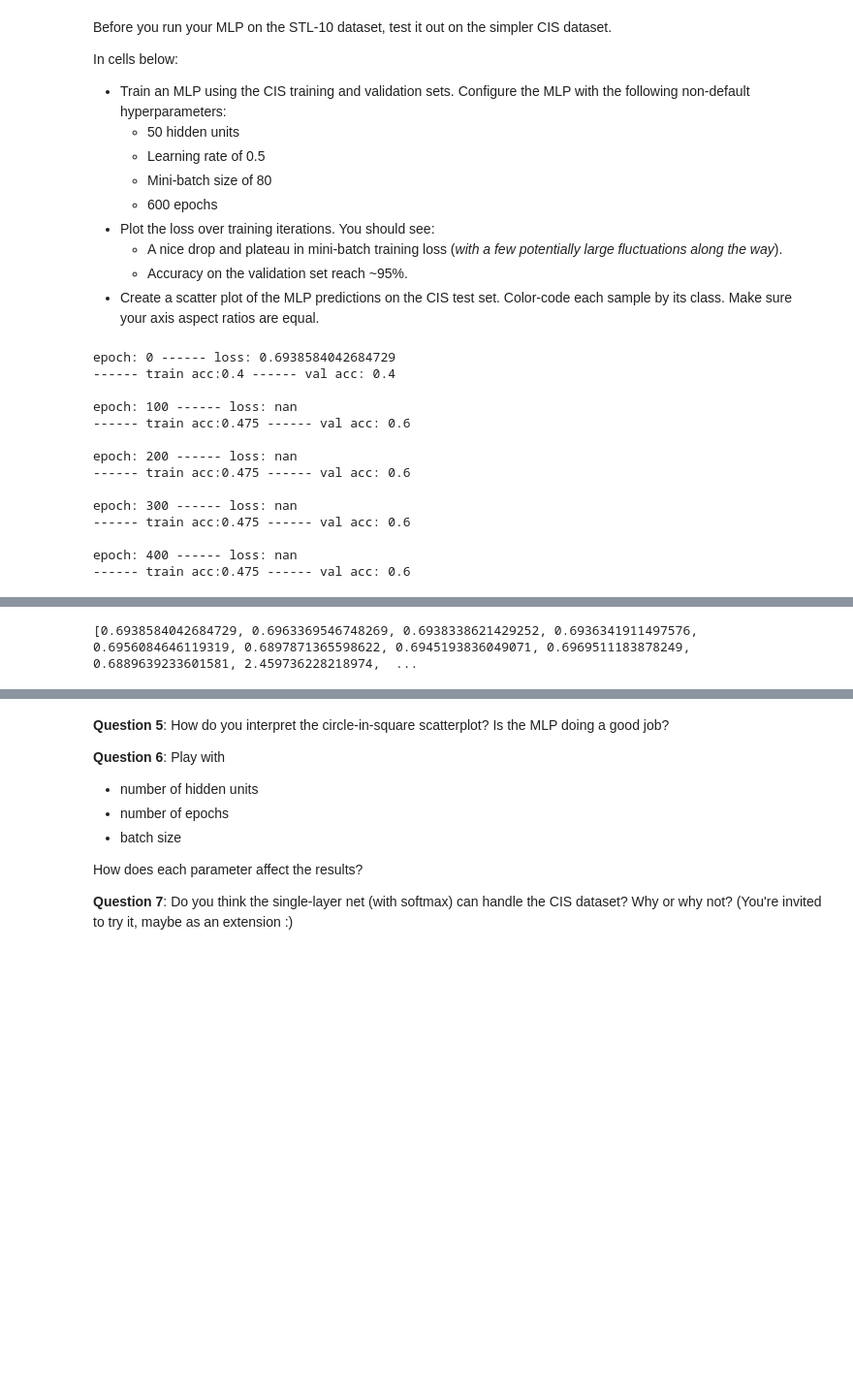
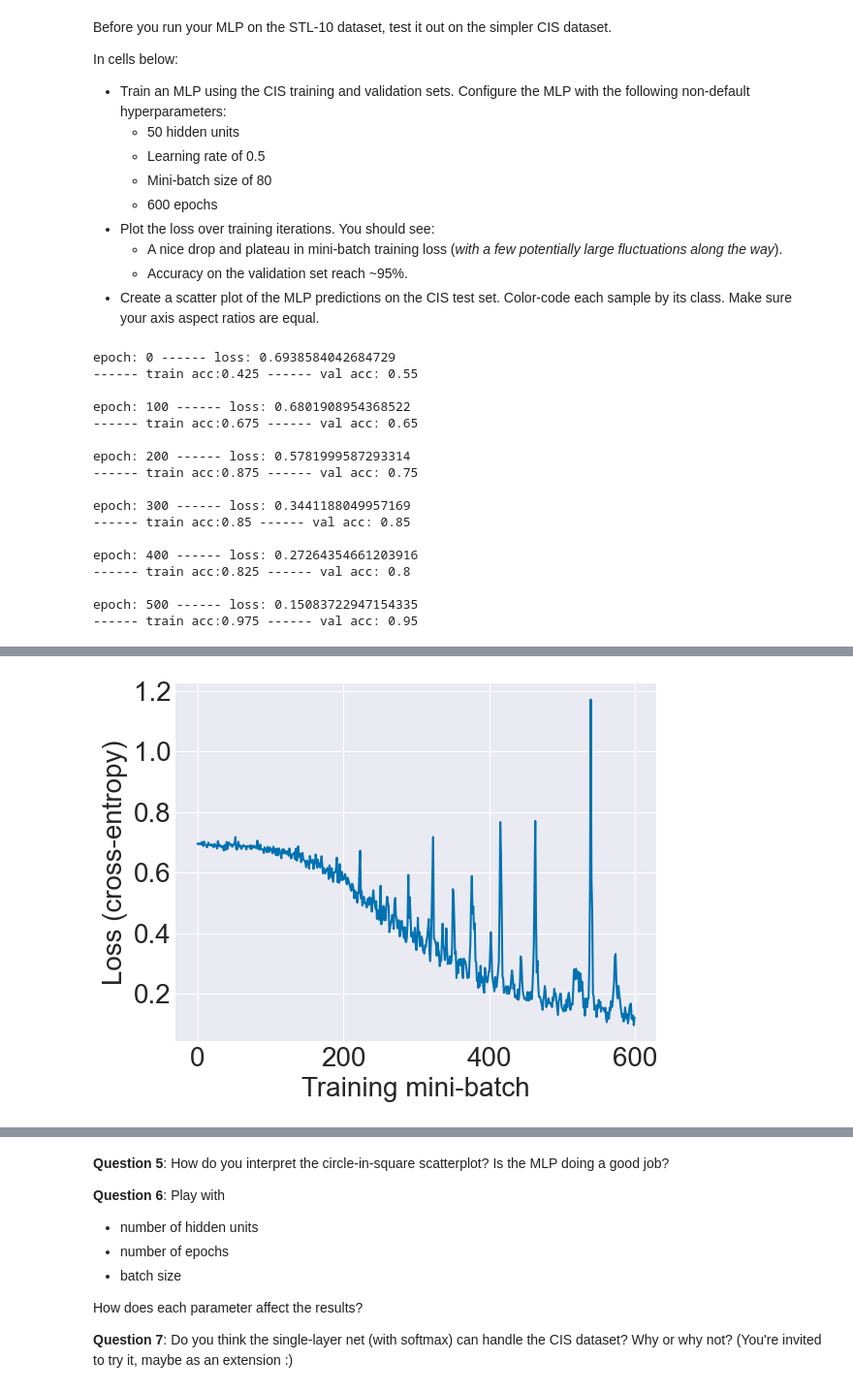
Before and after one commit to GhailanFadah/Neural-Networks, a Jupyter notebook: project 2/mlp.ipynb, the cells around one changed output, grey strips where cells are left out. Shown at 97% size. Drawn from its saved outputs; the diff is of its cells as text; code cells hidden in the pictures; blank space fills up the shorter version.

```diff
--- a/project 2/mlp.ipynb
+++ b/project 2/mlp.ipynb
@@ -440,18 +439,22 @@ In cells below:
 # %%
 net_cis = MLP(2, 50, 2)
 loss, trian, val =net_cis.fit(cis_train_x, cis_train_y, cis_val_x, cis_val_y, False, 600, 0.5, 80,0)
+plot_cross_entropy_loss(loss)
 # %% [output]
 epoch: 0 ------ loss: 0.6938584042684729
------- train acc:0.4 ------ val acc: 0.4
+------ train acc:0.425 ------ val acc: 0.55
 
-epoch: 100 ------ loss: nan
------- train acc:0.475 ------ val acc: 0.6
+epoch: 100 ------ loss: 0.6801908954368522
+------ train acc:0.675 ------ val acc: 0.65
 
-epoch: 200 ------ loss: nan
------- train acc:0.475 ------ val acc: 0.6
+epoch: 200 ------ loss: 0.5781999587293314
+------ train acc:0.875 ------ val acc: 0.75
 
-epoch: 300 ------ loss: nan
------- train acc:0.475 ------ val acc: 0.6
+epoch: 300 ------ loss: 0.3441188049957169
+------ train acc:0.85 ------ val acc: 0.85
 
-epoch: 400 ------ loss: nan
------- train acc:0.475 ------ val acc: 0.6
+epoch: 400 ------ loss: 0.27264354661203916
+------ train acc:0.825 ------ val acc: 0.8
+
+epoch: 500 ------ loss: 0.15083722947154335
+------ train acc:0.975 ------ val acc: 0.95
@@ -460,4 +461 @@ epoch: 500 ------ loss: nan
+[figure, added]
-# %%
-print(loss)
-# %% [output]
-[0.6938584042684729, 0.6963369546748269, 0.6938338621429252, 0.6936341911497576, 0.6956084646119319, 0.6897871365598622, 0.6945193836049071, 0.6969511183878249, 0.6889639233601581, 2.459736228218974,  ...
```
Also changed, not shown: parts of 5 cells of this notebook, 1 other file.
